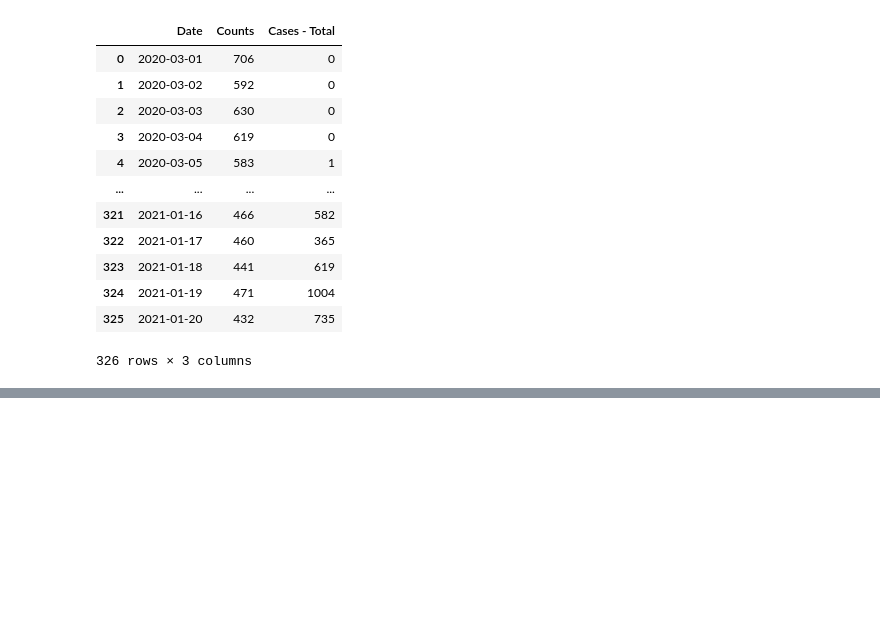
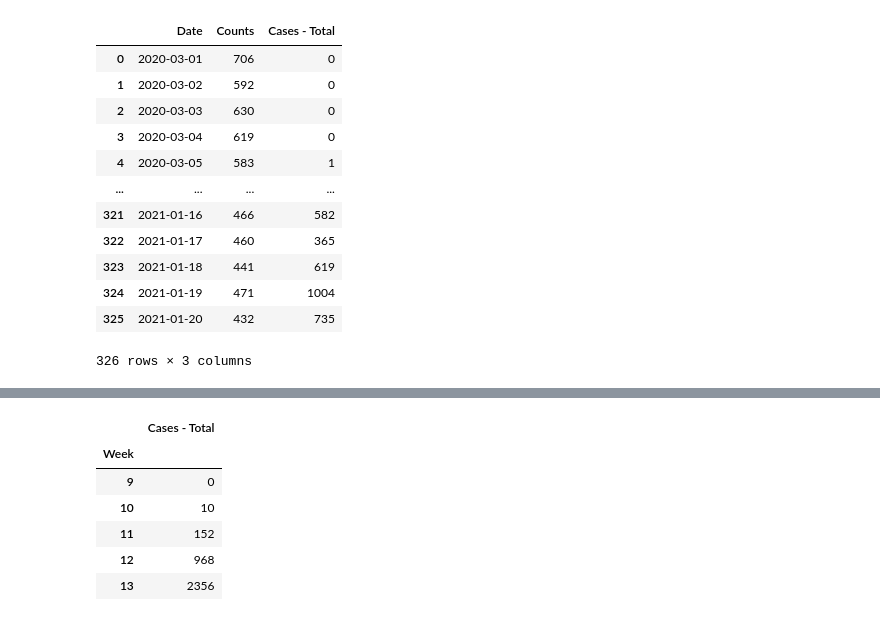
Before and after one commit to rsa153/cc-project1, a Jupyter notebook: DatacleaningAPI/ChicagoCovidAnalysis.ipynb, the cells around one changed output, grey strips where cells are left out. Drawn from its saved outputs; the diff is of its cells as text; code cells hidden in the pictures; blank space fills up the shorter version.

Commit message:
Week numbers and weekly covid and crime graph

```diff
--- a/DatacleaningAPI/ChicagoCovidAnalysis.ipynb
+++ b/DatacleaningAPI/ChicagoCovidAnalysis.ipynb
@@ -315,0 +423,12 @@ fig.show()
+# %%
+Covid_transformed['Week'] = Covid_transformed['Date'].apply(lambda x: x.isocalendar()[1] + (x.isocalendar()[0]-2020)*52)
+covid_week = pd.DataFrame(Covid_transformed.groupby('Week').sum())
+covid_week.head()
+# %% [output]
+|  | Cases - Total |
+| Week |  |
+| 9 | 0 |
+| 10 | 10 |
+| 11 | 152 |
+| 12 | 968 |
+| 13 | 2356 |
```
Also changed, not shown: parts of 15 cells of this notebook.
